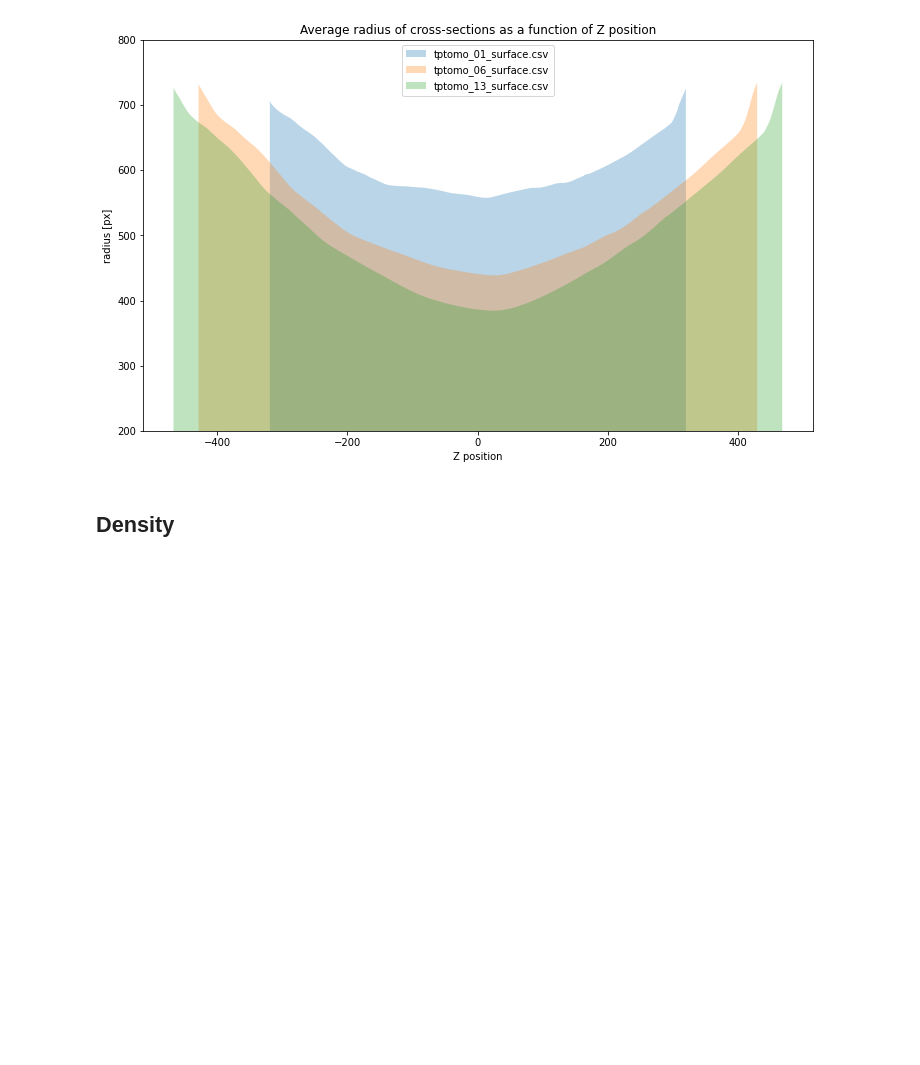
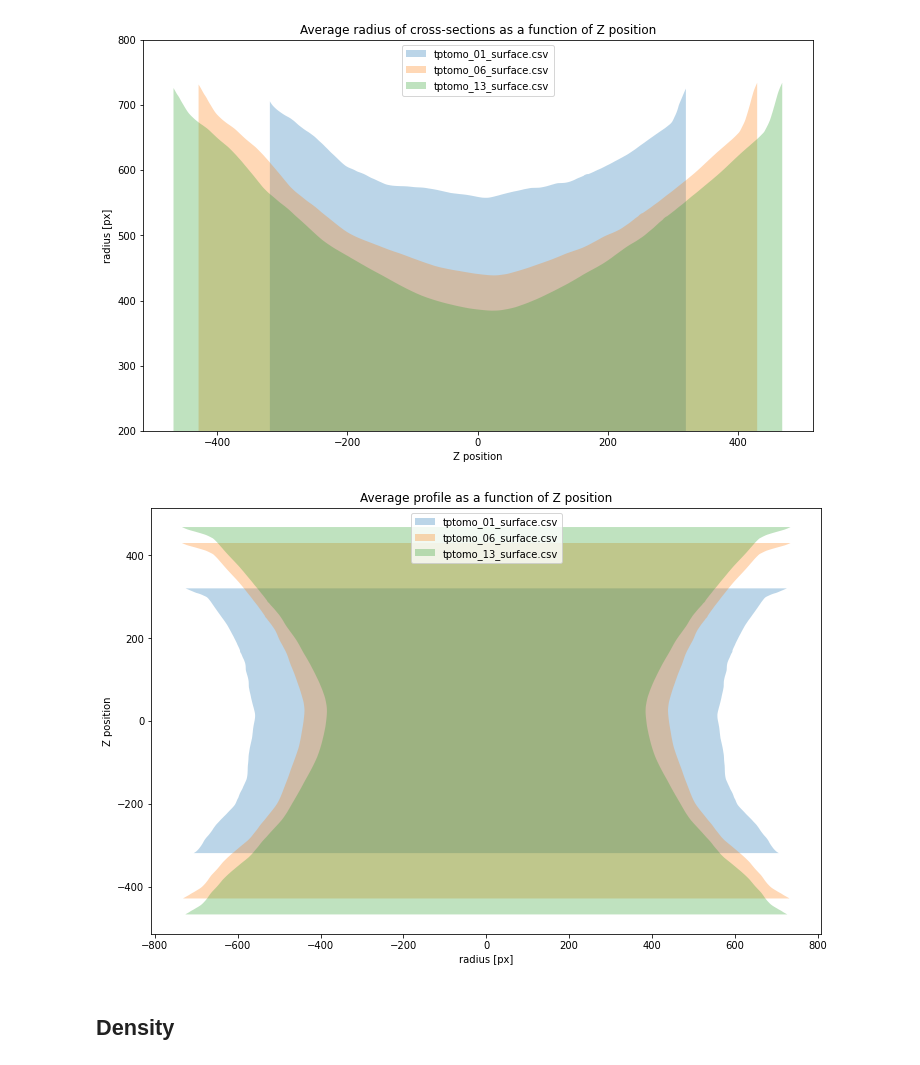
Before and after one commit to MEALORII/TP_tomo, a Jupyter notebook: script_fiji-py/MEALOR_TD_tomo-v2.ipynb, the cells around one changed output. Drawn from its saved outputs; the diff is of its cells as text; code cells hidden in the pictures; blank space fills up the shorter version.

```diff
--- a/script_fiji-py/MEALOR_TD_tomo-v2.ipynb
+++ b/script_fiji-py/MEALOR_TD_tomo-v2.ipynb
@@ -107,6 +114,20 @@ plt.ylabel("radius [px]")
 plt.show()
 # %% [output]
 [figure]
+# %%
+plt.figure(figsize=(12,8))
+for d, t in zip(data_ech, data_csv_ech):
+    x, y = d.iloc[:,0], d.iloc[:,1]
+    plt.fill_betweenx(x-len(x)/2, -np.sqrt(y/np.pi), np.sqrt(y/np.pi), label=t.split("/")[-1], alpha=.3)
+#plt.ylim([200, 800])
+plt.gca().set_aspect('equal')
+plt.legend(loc='upper center')
+plt.title('Average profile as a function of Z position')
+plt.ylabel("Z position")
+plt.xlabel("radius [px]")
+plt.show()
+# %% [output]
+[figure, added]
 # %% [markdown]
 ## Density
 # %%
```
Also changed, not shown: parts of 28 cells of this notebook, 1 other file.
